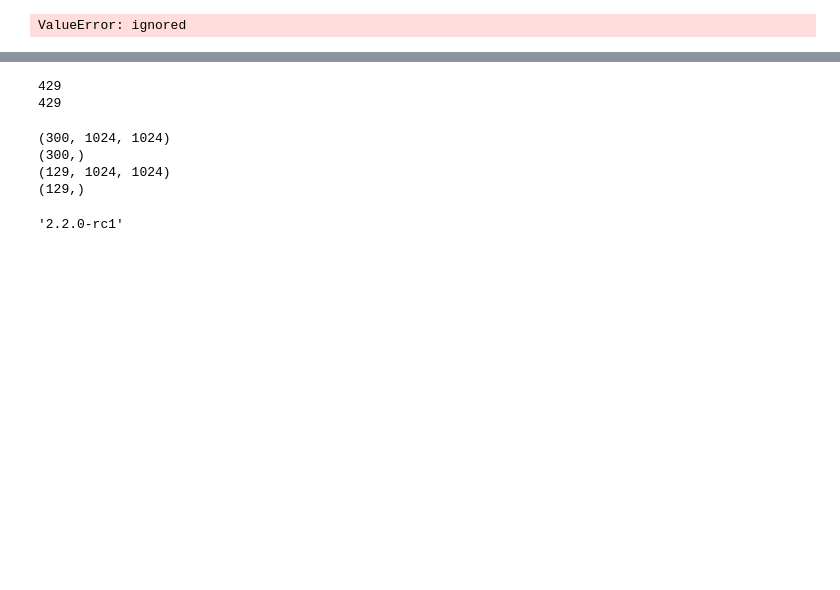
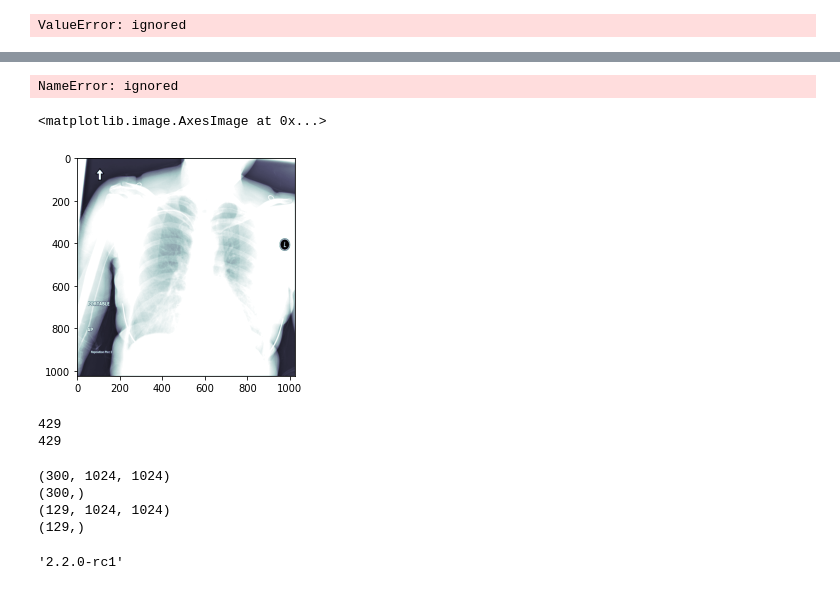
Before and after one commit to harshitadd/CrossPriv, a Jupyter notebook: FederatedCoVIDdetection.ipynb, the cells around one changed output, grey strips where cells are left out. Saved outputs shown, nothing was run; the diff lists cells and outputs as text; code cells hidden in the pictures; blank space fills up the shorter version.

```diff
--- a/FederatedCoVIDdetection.ipynb
+++ b/FederatedCoVIDdetection.ipynb
@@ -191,3 +238,14 @@ NameError: ignored
+# %%
+## Establishing simulation
+source = tff.simulation.ClientData.from_clients_and_fn(
+  ['client_0','client_1','client_2','client_3'], create_tf_dataset_for_client_fn)
+# %% [output]
+NameError: ignored
+# %%
+plt.imshow(dicom[78], cmap=plt.cm.bone)
+# %% [output]
+<matplotlib.image.AxesImage at 0x...>
+[figure, added]
 # %%
 import numpy as np
 # %%
```
Also changed, not shown: parts of 50 cells of this notebook.
